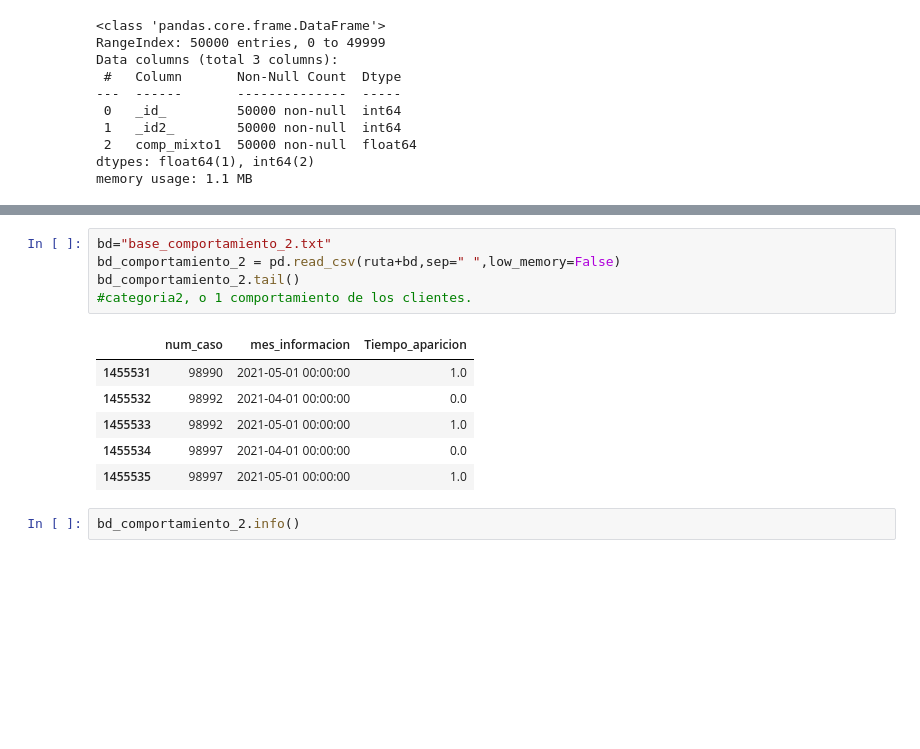
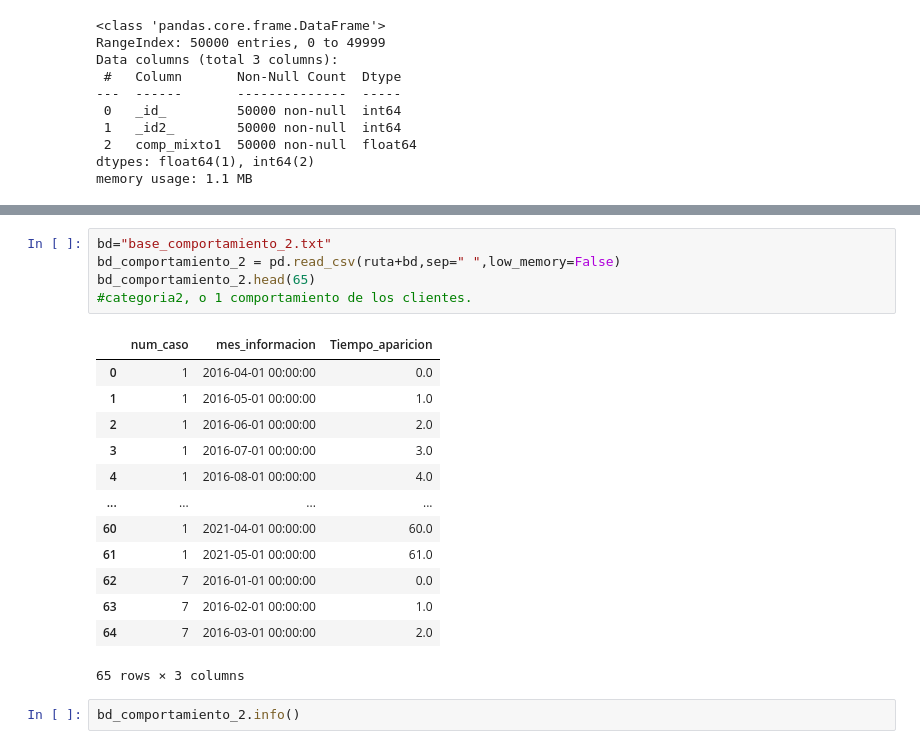
Before and after one commit to BrianPgz/HomeWork1_ML, a Jupyter notebook: Script_HomeWork.ipynb, the cells around one changed output, grey strips where cells are left out. Drawn from its saved outputs; the diff is of its cells as text; blank space fills up the shorter version.

```diff
--- a/Script_HomeWork.ipynb
+++ b/Script_HomeWork.ipynb
@@ -122,15 +130,22 @@ memory usage: 1.1 MB
 # %%
 bd="base_comportamiento_2.txt"
 bd_comportamiento_2 = pd.read_csv(ruta+bd,sep=" ",low_memory=False)
-bd_comportamiento_2.tail()
+bd_comportamiento_2.head(65)
 #categoria2, o 1 comportamiento de los clientes.
 # %% [output]
 |  | num_caso | mes_informacion | Tiempo_aparicion |
-| 1455531 | 98990 | 2021-05-01 00:00:00 | 1.0 |
-| 1455532 | 98992 | 2021-04-01 00:00:00 | 0.0 |
-| 1455533 | 98992 | 2021-05-01 00:00:00 | 1.0 |
-| 1455534 | 98997 | 2021-04-01 00:00:00 | 0.0 |
-| 1455535 | 98997 | 2021-05-01 00:00:00 | 1.0 |
+| 0 | 1 | 2016-04-01 00:00:00 | 0.0 |
+| 1 | 1 | 2016-05-01 00:00:00 | 1.0 |
+| 2 | 1 | 2016-06-01 00:00:00 | 2.0 |
+| 3 | 1 | 2016-07-01 00:00:00 | 3.0 |
+| 4 | 1 | 2016-08-01 00:00:00 | 4.0 |
+| ... | ... | ... | ... |
+| 60 | 1 | 2021-04-01 00:00:00 | 60.0 |
+| 61 | 1 | 2021-05-01 00:00:00 | 61.0 |
+| 62 | 7 | 2016-01-01 00:00:00 | 0.0 |
+| 63 | 7 | 2016-02-01 00:00:00 | 1.0 |
+| 64 | 7 | 2016-03-01 00:00:00 | 2.0 |
+65 rows × 3 columns
 # %%
 bd_comportamiento_2.info()
 # %% [output]
```
Also changed, not shown: parts of 19 cells of this notebook, 2 other files.
